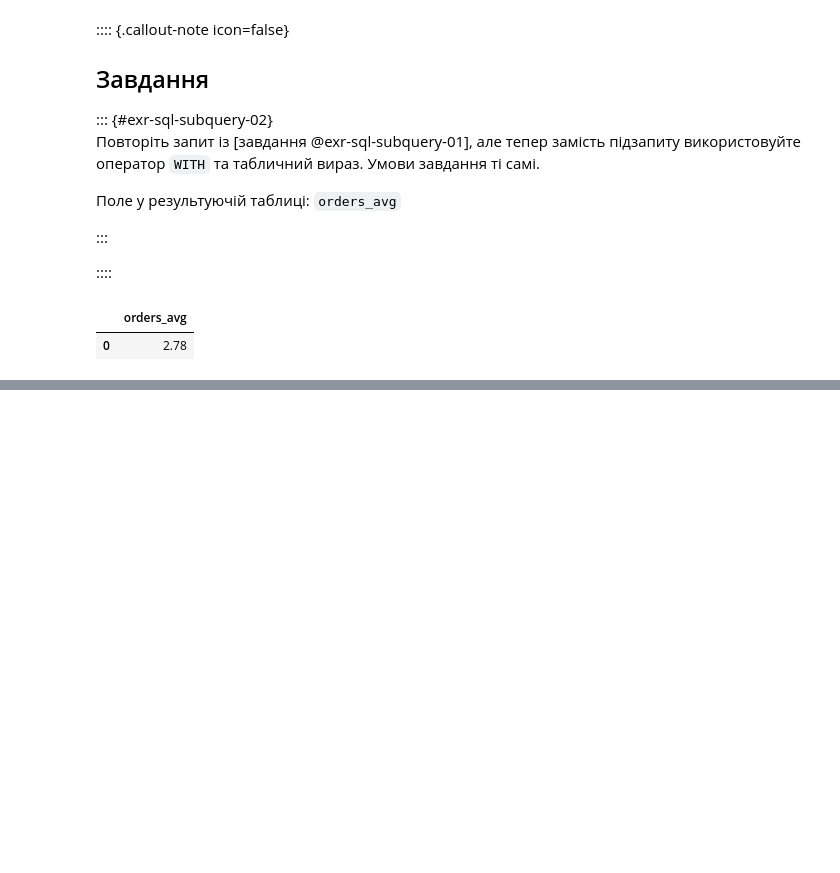
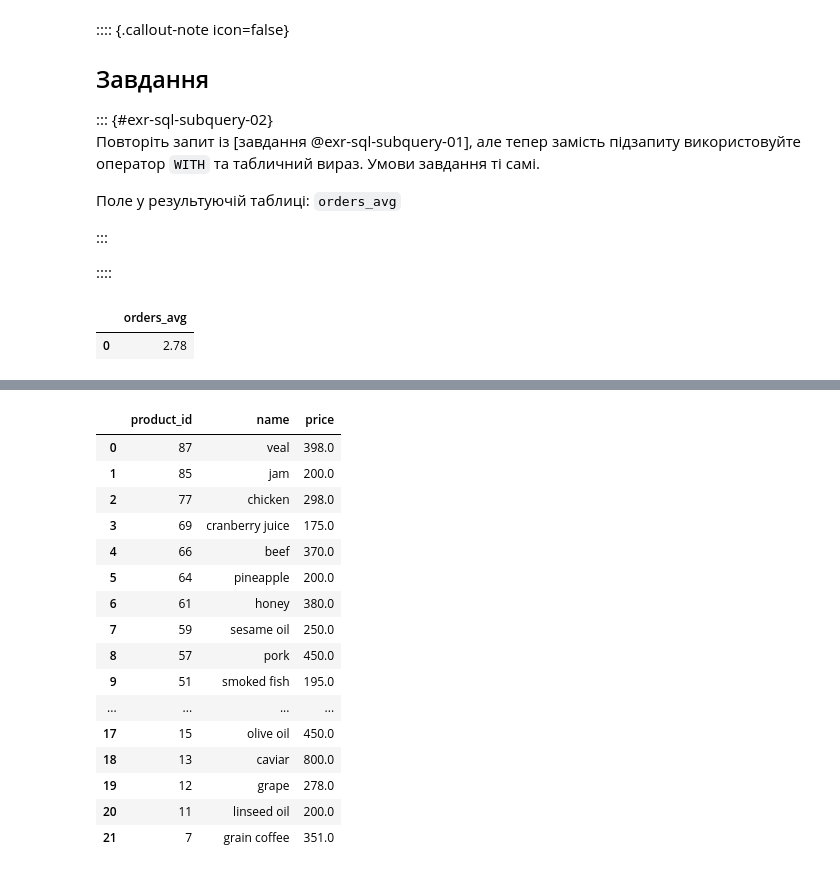
Before and after one commit to Aranaur/py4ds, a Jupyter notebook: sql_subquery.ipynb, the cells around one changed output, grey strips where cells are left out. Cells and saved outputs as stored; diff of their text form; code cells hidden in the pictures; blank space fills up the shorter version.

```diff
--- a/sql_subquery.ipynb
+++ b/sql_subquery.ipynb
@@ -267,0 +350,31 @@ FROM   t1
+# %%
+#| code-fold: true
+#| code-summary: "Рішення"
+
+%%sql
+SELECT product_id,
+       name,
+       price
+FROM   products
+WHERE  price >= (SELECT avg(price)
+                 FROM   products) + 20
+ORDER BY product_id desc
+LIMIT 10
+# %% [output]
+|  | product_id | name | price |
+| 0 | 87 | veal | 398.0 |
+| 1 | 85 | jam | 200.0 |
+| 2 | 77 | chicken | 298.0 |
+| 3 | 69 | cranberry juice | 175.0 |
+| 4 | 66 | beef | 370.0 |
+| 5 | 64 | pineapple | 200.0 |
+| 6 | 61 | honey | 380.0 |
+| 7 | 59 | sesame oil | 250.0 |
+| 8 | 57 | pork | 450.0 |
+| 9 | 51 | smoked fish | 195.0 |
+| ... | ... | ... | ... |
+| 17 | 15 | olive oil | 450.0 |
+| 18 | 13 | caviar | 800.0 |
+| 19 | 12 | grape | 278.0 |
+| 20 | 11 | linseed oil | 200.0 |
+| 21 | 7 | grain coffee | 351.0 |
```
Also changed, not shown: parts of 8 cells of this notebook, 3 other files.
